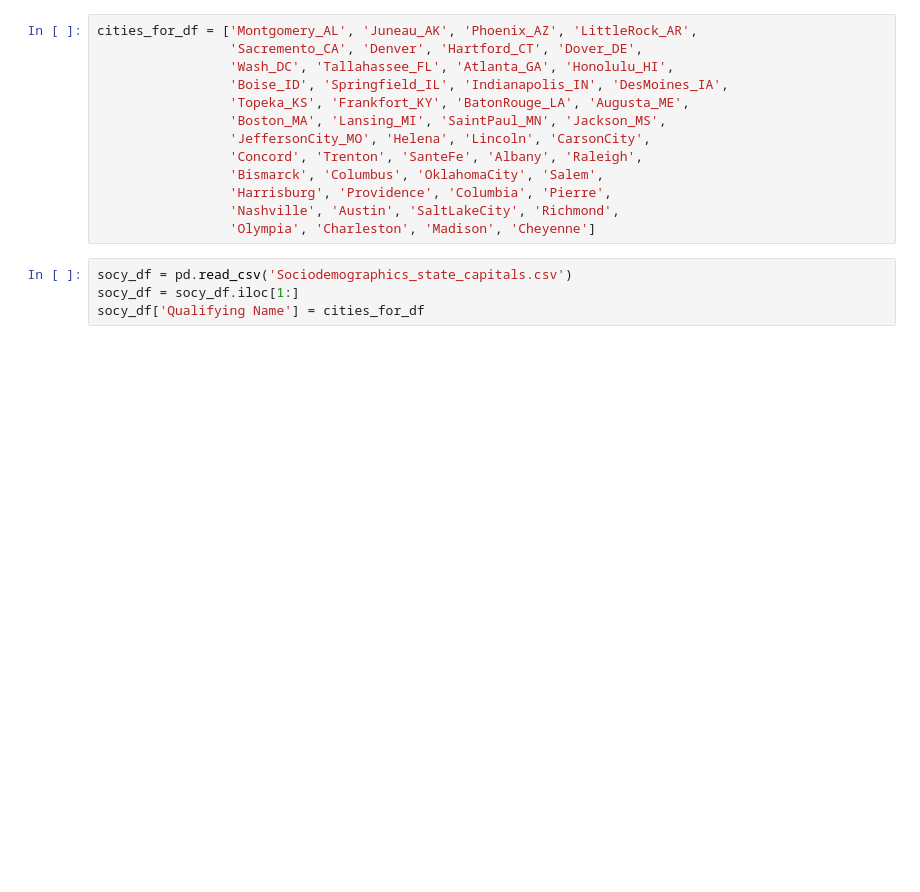
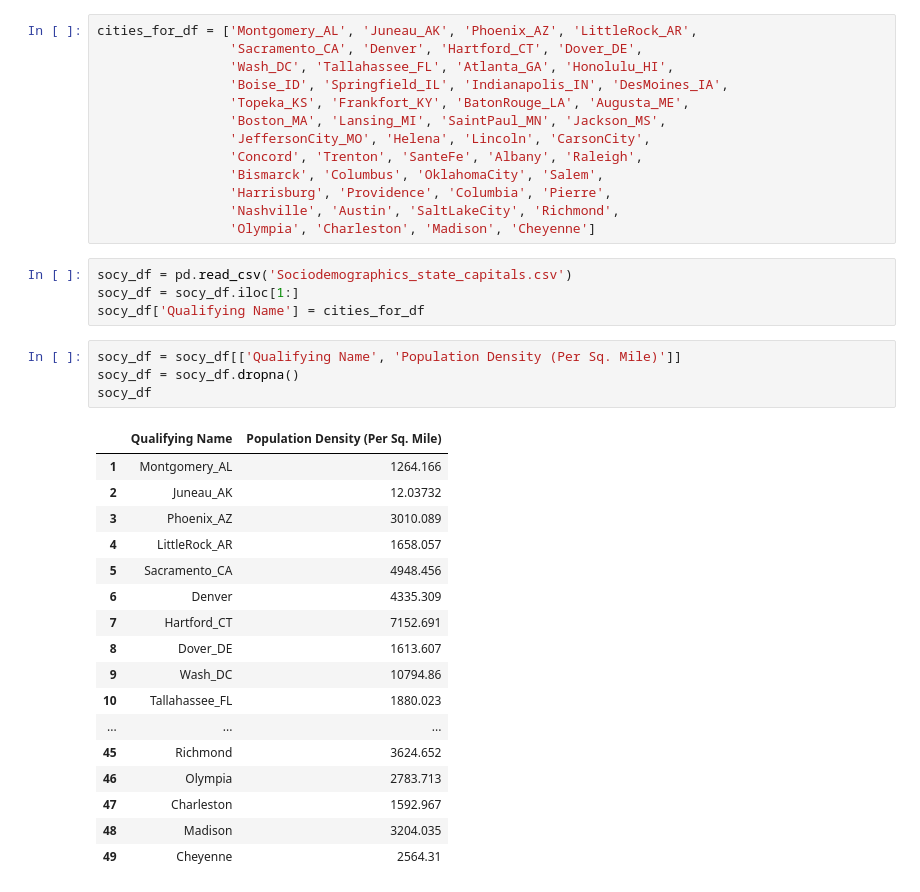
Before and after one commit to jdiaz4302/US_Demo_Net, a Jupyter notebook: model.ipynb, the cells around one changed output. Cells and saved outputs as stored; diff of their text form; blank space fills up the shorter version.

```diff
--- a/model.ipynb
+++ b/model.ipynb
@@ -299,6 +279,6 @@ array(['Burlington', 'Lansing_MI', 'Albany', 'DesMoines_IA', 'Phoenix_AZ',
 # %%
 cities_for_df = ['Montgomery_AL', 'Juneau_AK', 'Phoenix_AZ', 'LittleRock_AR',
-                 'Sacremento_CA', 'Denver', 'Hartford_CT', 'Dover_DE',
+                 'Sacramento_CA', 'Denver', 'Hartford_CT', 'Dover_DE',
                  'Wash_DC', 'Tallahassee_FL', 'Atlanta_GA', 'Honolulu_HI',
                  'Boise_ID', 'Springfield_IL', 'Indianapolis_IN', 'DesMoines_IA',
                  'Topeka_KS', 'Frankfort_KY', 'BatonRouge_LA', 'Augusta_ME',
@@ -313,3 +293,25 @@ cities_for_df = ['Montgomery_AL', 'Juneau_AK', 'Phoenix_AZ', 'LittleRock_AR',
 socy_df = pd.read_csv('Sociodemographics_state_capitals.csv')
 socy_df = socy_df.iloc[1:]
 socy_df['Qualifying Name'] = cities_for_df
+# %%
+socy_df = socy_df[['Qualifying Name', 'Population Density (Per Sq. Mile)']]
+socy_df = socy_df.dropna()
+socy_df
+# %% [output]
+|  | Qualifying Name | Population Density (Per Sq. Mile) |
+| 1 | Montgomery_AL | 1264.166 |
+| 2 | Juneau_AK | 12.03732 |
+| 3 | Phoenix_AZ | 3010.089 |
+| 4 | LittleRock_AR | 1658.057 |
+| 5 | Sacramento_CA | 4948.456 |
+| 6 | Denver | 4335.309 |
+| 7 | Hartford_CT | 7152.691 |
+| 8 | Dover_DE | 1613.607 |
+| 9 | Wash_DC | 10794.86 |
+| 10 | Tallahassee_FL | 1880.023 |
+| ... | ... | ... |
+| 45 | Richmond | 3624.652 |
+| 46 | Olympia | 2783.713 |
+| 47 | Charleston | 1592.967 |
+| 48 | Madison | 3204.035 |
+| 49 | Cheyenne | 2564.31 |
```
Also changed, not shown: parts of 14 cells of this notebook.
